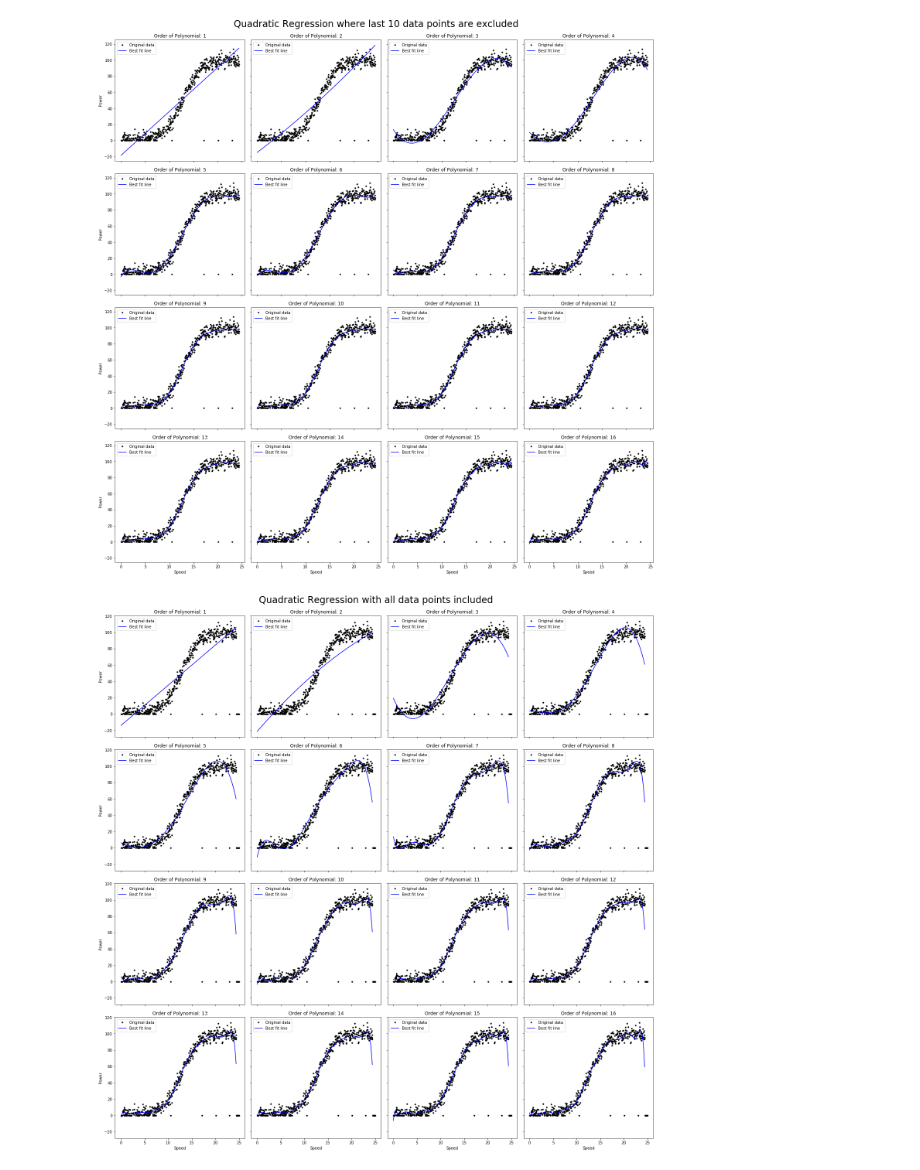
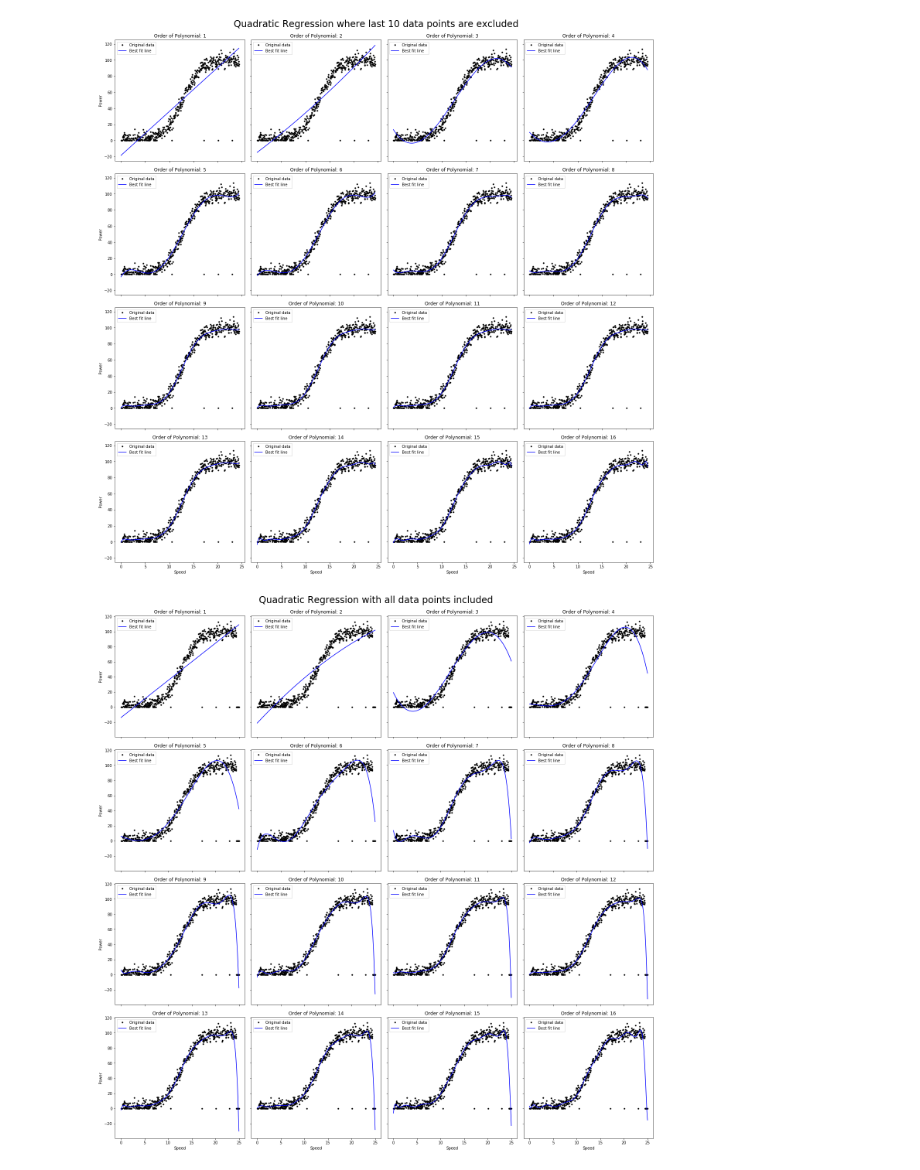
Before and after one commit to ashleycampion/GMIT_fundamentals_of_data_analysis_module, a Jupyter notebook: Project.ipynb, the cells around one changed output. Drawn from its saved outputs; the diff is of its cells as text; code cells hidden in the pictures.

```diff
--- a/Project.ipynb
+++ b/Project.ipynb
@@ -248,6 +253,7 @@ If we exclude the final ten datapoints from our calculations, cost is descreased
 # %%
 #store the cost values for each regression model when excluding last ten data points
 costsWithout = np.empty(0)
+rmseWithout = np.empty(0)
 
 ncols = 4
 nrows = ncols
@@ -272,6 +278,8 @@ for i in range(size):
     if i % ncols == 0:
         axes[i].set_ylabel('Power')
     cost = np.sum([(df[columns[1]][i] - (np.sum(elements, axis=0))[i])**2 for i in range(df[columns[0]].size-10)])
+    rmse = np.sqrt(np.sum([(df[columns[1]][i] - (np.sum(elements, axis=0))[i])**2 for i in range(df[columns[0]].size-10)]) / 490)
+    rmseWithout = np.append(rmseWithout, [rmse])
     costsWithout = np.append(costsWithout, [cost])
 fig.suptitle("Quadratic Regression where last 10 data points are excluded", fontsize=24)
 plt.show()
@@ -284,34 +292,37 @@ plt.show()
 # %%
 #store the cost values for each regression model when including all data points
 costsWith = np.empty(0)
+rmseWith = np.empty(0)
 
 ncols = 4
 nrows = ncols
 size = ncols**2
 fig, axes = plt.subplots(nrows=nrows, ncols=ncols, figsize=(20,20), sharex=True, sharey=True, constrained_layout=True)
 axes = axes.flatten()
 for i in range(size):
     polys = np.empty(500)
     polys = np.polyfit(df[columns[0]], df[columns[1]], i+1)
     elements = []
     for j in range(len(polys)):
         if j == len(polys)-1:
-            elements.append(df[columns[0]][:490]-df[columns[0]][:490]+polys[j])
+            elements.append(df[columns[0]]-df[columns[0]]+polys[j])
             continue
         elements.append(polys[j]*df[columns[0]]**(len(polys)-1-j))
     axes[i].plot(df[columns[0]], df[columns[1]], 'k.', label='Original data')
     axes[i].plot(df[columns[0]], np.sum(elements, axis=0), 'b-', label='Best fit line')
     axes[i].set_title(f"Order of Polynomial: {len(polys)-1}")
     axes[i].legend()
     if i >= size - ncols:
         axes[i].set_xlabel('Speed')
     if i % ncols == 0:
         axes[i].set_ylabel('Power')
-    cost = np.sum([(df[columns[1]][i] - (np.sum(elements, axis=0))[i])**2 for i in range(df[columns[0]].size-10)])
+    cost = np.sum([(df[columns[1]][i] - (np.sum(elements, axis=0))[i])**2 for i in range(df[columns[0]].size)])
     costsWith = np.append(costsWith, [cost])
+    rmse = np.sqrt(np.sum([(df[columns[1]][i] - (np.sum(elements, axis=0))[i])**2 for i in range(df[columns[0]].size)]) / 500)
+    rmseWith = np.append(rmseWith, [rmse])
 plt.suptitle("Quadratic Regression with all data points included", fontsize=24)
 plt.show()
 # %% [output]
-[figure, old version]
+[figure, new version]
 # %%
 poly = np.arange(1,17, dtype=int)
```
Also changed, not shown: parts of 7 cells of this notebook.
